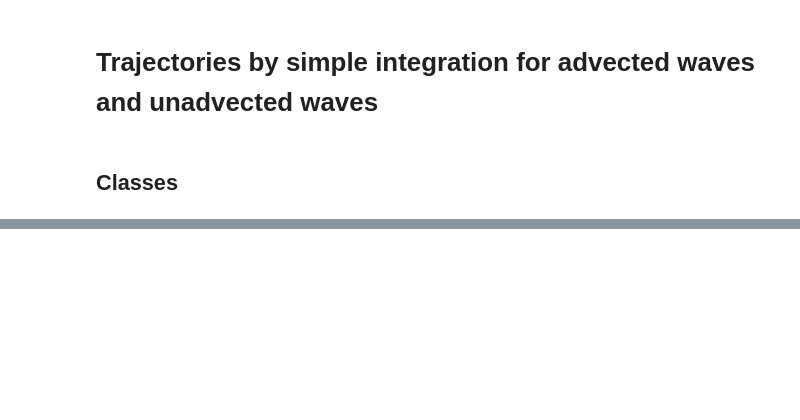
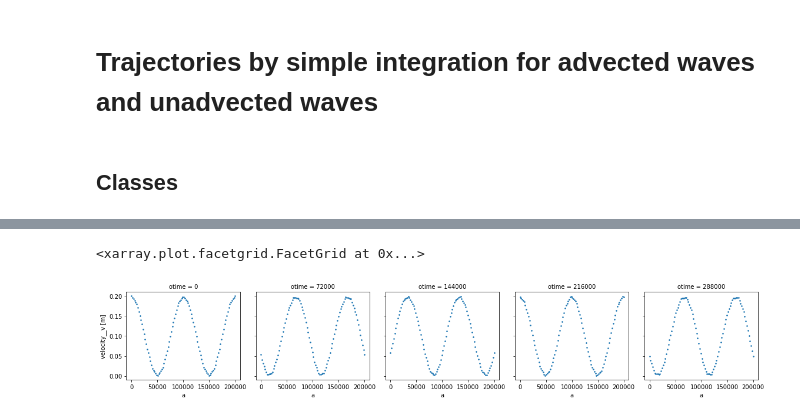
Before and after one commit to margot-demol/stage-m1, a Jupyter notebook: integration_intepolation.ipynb, the cells around one changed output, grey strips where cells are left out. Saved outputs shown, nothing was run; the diff lists cells and outputs as text; code cells hidden in the pictures; blank space fills up the shorter version.

```diff
--- a/integration_intepolation.ipynb
+++ b/integration_intepolation.ipynb
@@ -311,0 +313,5 @@ x.print_adv()
+# %%
+out_ds.isel(otime=slice(0,None,slice_step)).plot.scatter(x="a", y="velocity__v", marker='.', s=10,col='otime')
+# %% [output]
+<xarray.plot.facetgrid.FacetGrid at 0x...>
+[figure, added]
```
Also changed, not shown: parts of 15 cells of this notebook.
